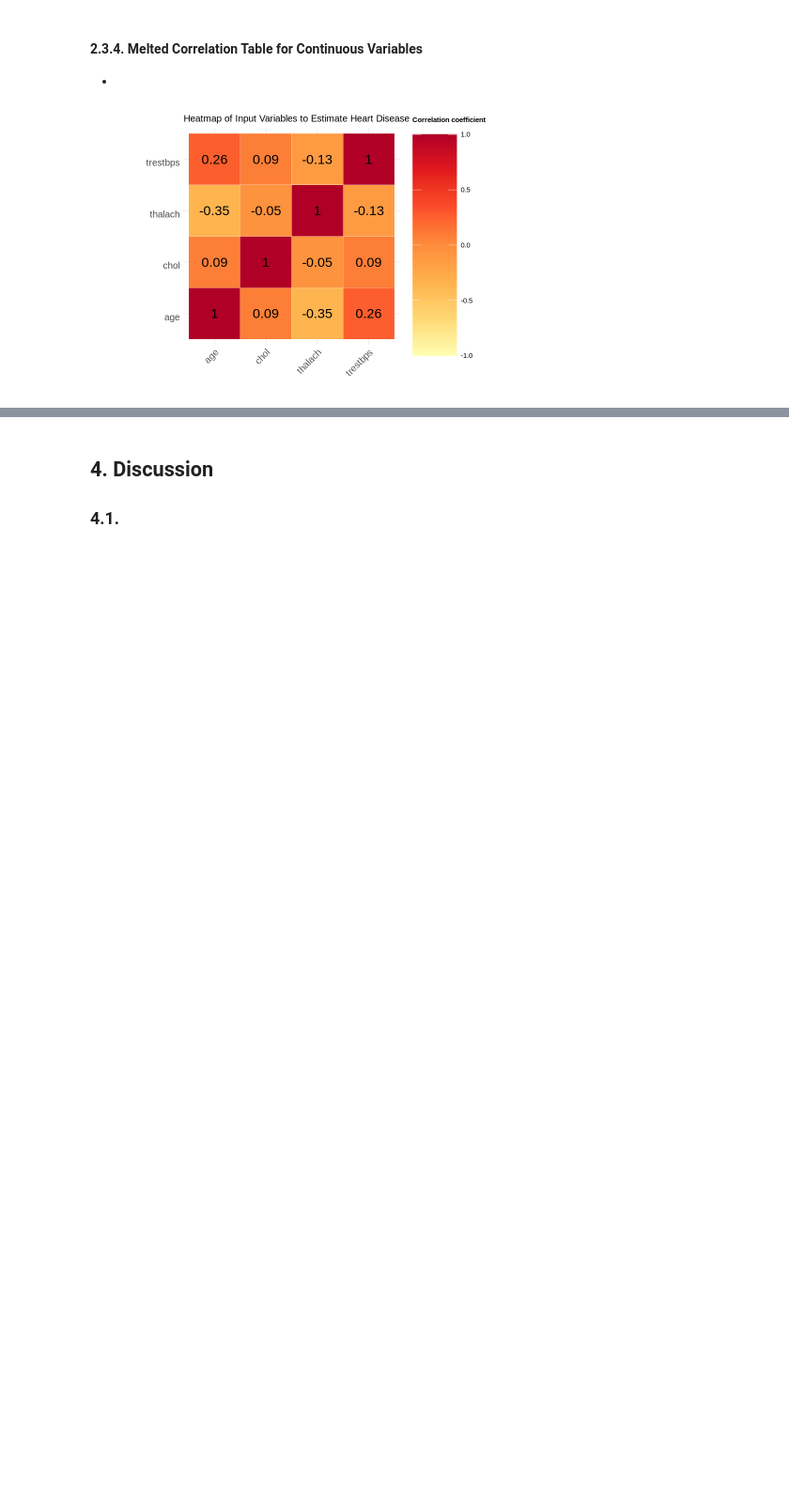
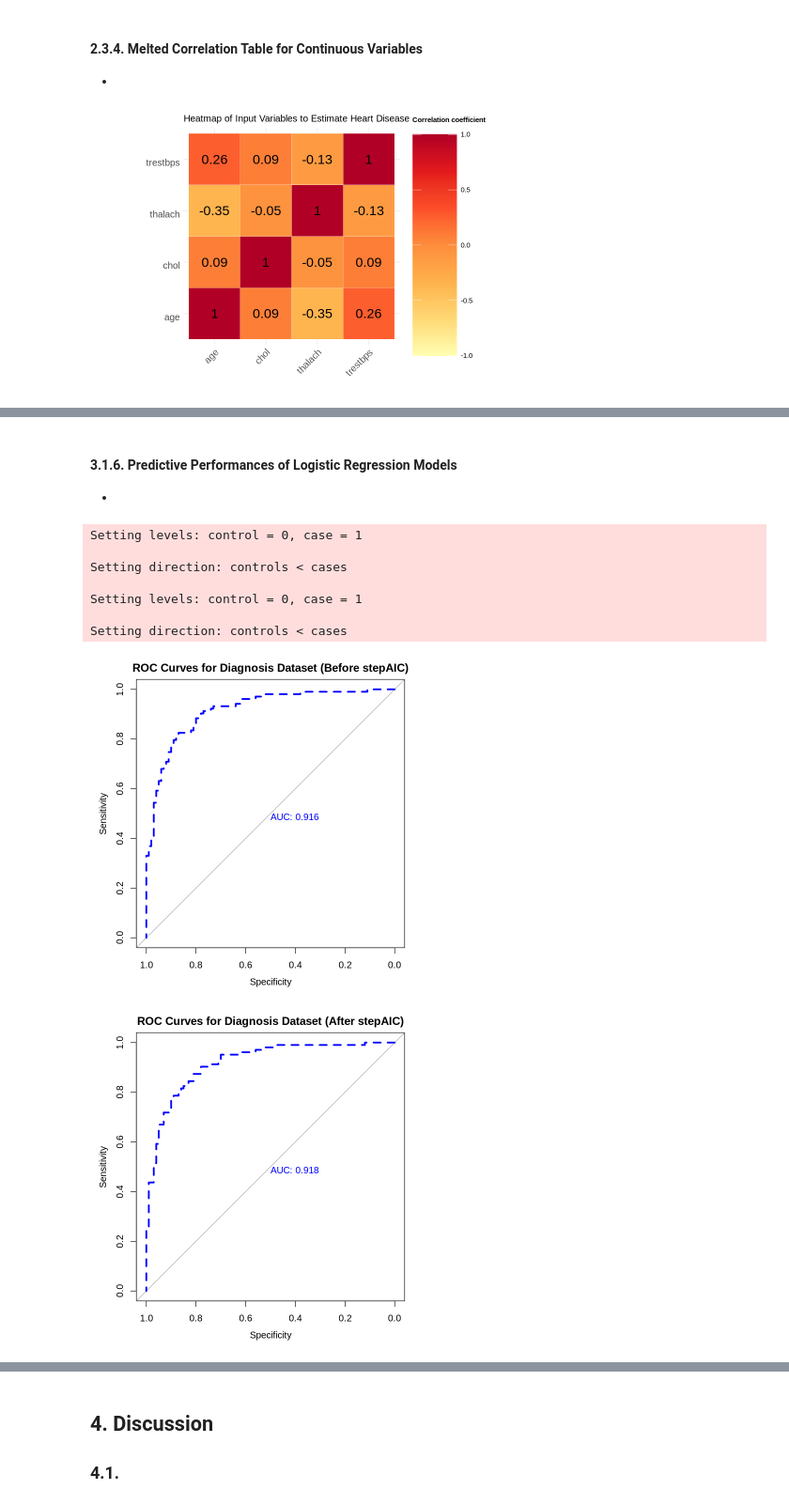
Before and after one commit to Nick-2003/STAT-301-Group_4-Project_Final, a Jupyter notebook: STAT_301_Group_4_Final_Report.ipynb, the cells around one changed output, grey strips where cells are left out. Shown at 94% size. Cells and saved outputs as stored; diff of their text form; code cells hidden in the pictures; blank space fills up the shorter version.

```diff
--- a/STAT_301_Group_4_Final_Report.ipynb
+++ b/STAT_301_Group_4_Final_Report.ipynb
@@ -363,0 +675,35 @@ The dataset contains measurements for coronary heart disease diagnosis in separa
+# %% [markdown]
+#### 3.1.6. Predictive Performances of Logistic Regression Models
+-
+# %%
+options(repr.plot.width = 6, repr.plot.height = 6) # Adjust these numbers so the plot looks good in your desktop
+
+# Evaluate predictive performance of given classifier for all possible values of p_0 (Before stepAIC)
+ROC_full_log_init <- roc(
+  response = total_heart_test_Y,
+  predictor = predict(total_heart_binary_log_model_train, newdata = total_heart_test_X, type = "response")
+)
+plot(ROC_full_log_init,
+  print.auc = TRUE, col = "blue", lwd = 3, lty = 2,
+  main = "ROC Curves for Diagnosis Dataset (Before stepAIC)"
+)
+
+# Evaluate predictive performance of given classifier for all possible values of p_0 (After stepAIC)
+ROC_full_log_AIC <- roc(
+  response = total_heart_test_Y,
+  predictor = predict(total_heart_AIC_model, newdata = total_heart_test_X, type = "response")
+)
+plot(ROC_full_log_AIC,
+  print.auc = TRUE, col = "blue", lwd = 3, lty = 2,
+  main = "ROC Curves for Diagnosis Dataset (After stepAIC)"
+)
+# %% [output]
+Setting levels: control = 0, case = 1
+
+Setting direction: controls < cases
+
+Setting levels: control = 0, case = 1
+
+Setting direction: controls < cases
+[figure, added]
+[figure, added]
```
Also changed, not shown: parts of 23 cells of this notebook.
